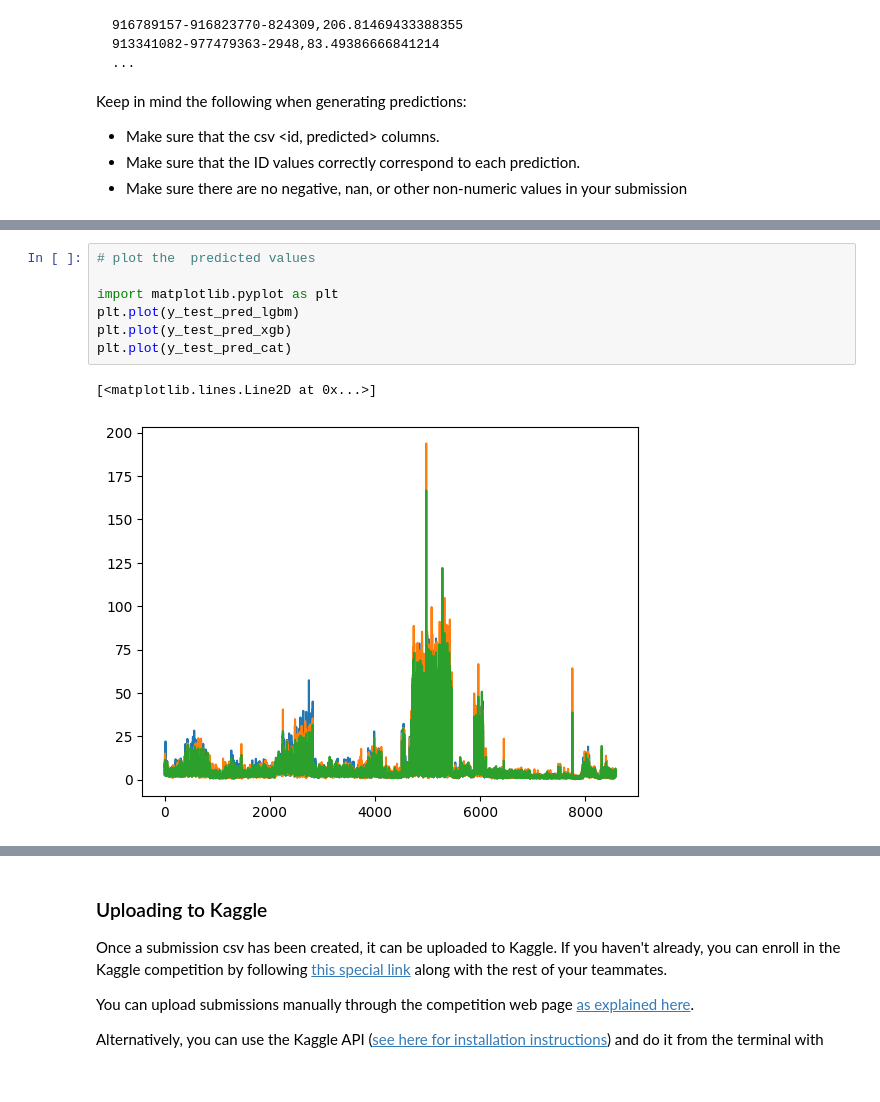
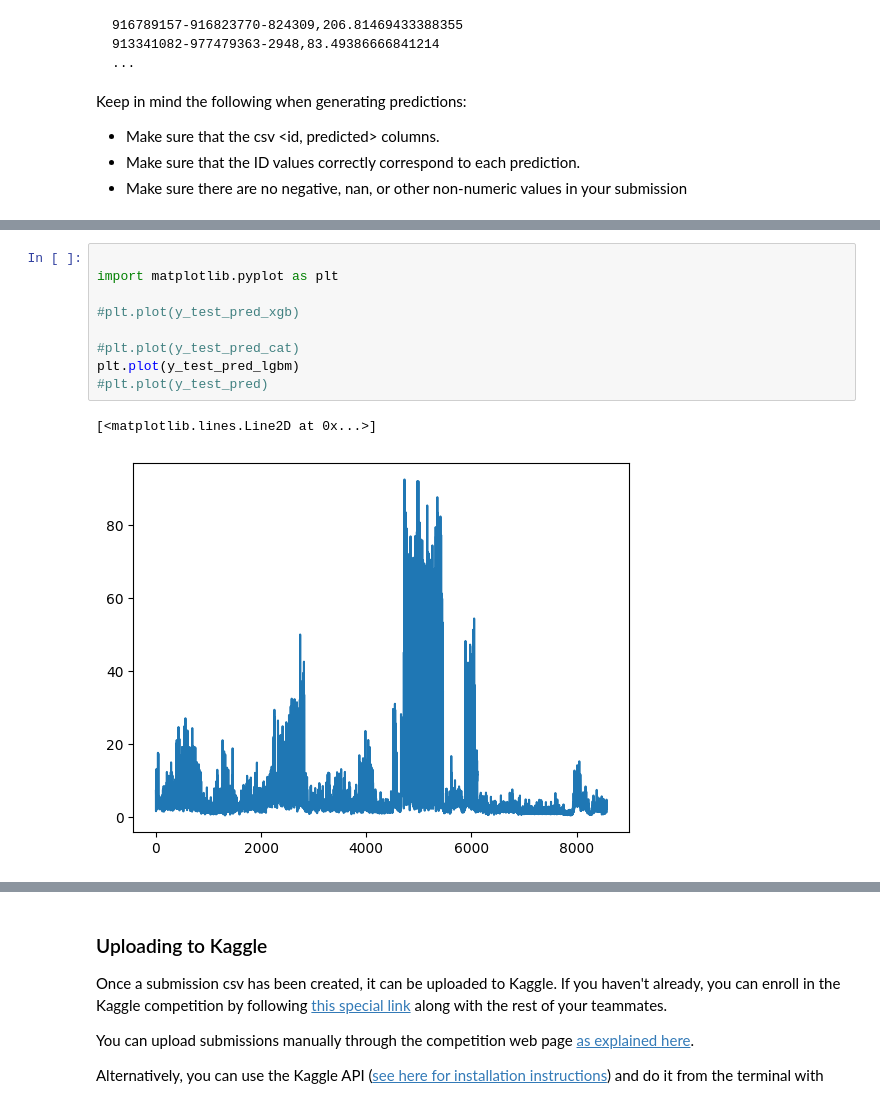
Before and after one commit to vladlevitin/TDT4173-Retail-Revenue-Prediction, a Jupyter notebook: TDT4173 Retail Revenue Prediction/introduction.ipynb, the cells around one changed output, grey strips where cells are left out. Saved outputs shown, nothing was run; the diff lists cells and outputs as text.

```diff
--- a/TDT4173 Retail Revenue Prediction/introduction.ipynb
+++ b/TDT4173 Retail Revenue Prediction/introduction.ipynb
@@ -1144,11 +1141,13 @@ submission
 8577 rows × 2 columns
 # %%
-# plot the  predicted values
 
 import matplotlib.pyplot as plt
+
+#plt.plot(y_test_pred_xgb)
+
+#plt.plot(y_test_pred_cat)
 plt.plot(y_test_pred_lgbm)
-plt.plot(y_test_pred_xgb)
-plt.plot(y_test_pred_cat)
+#plt.plot(y_test_pred)
 # %% [output]
 [<matplotlib.lines.Line2D at 0x...>]
-[figure, old version]
+[figure, new version]
```
Also changed, not shown: parts of 7 cells of this notebook, 11 other files.
